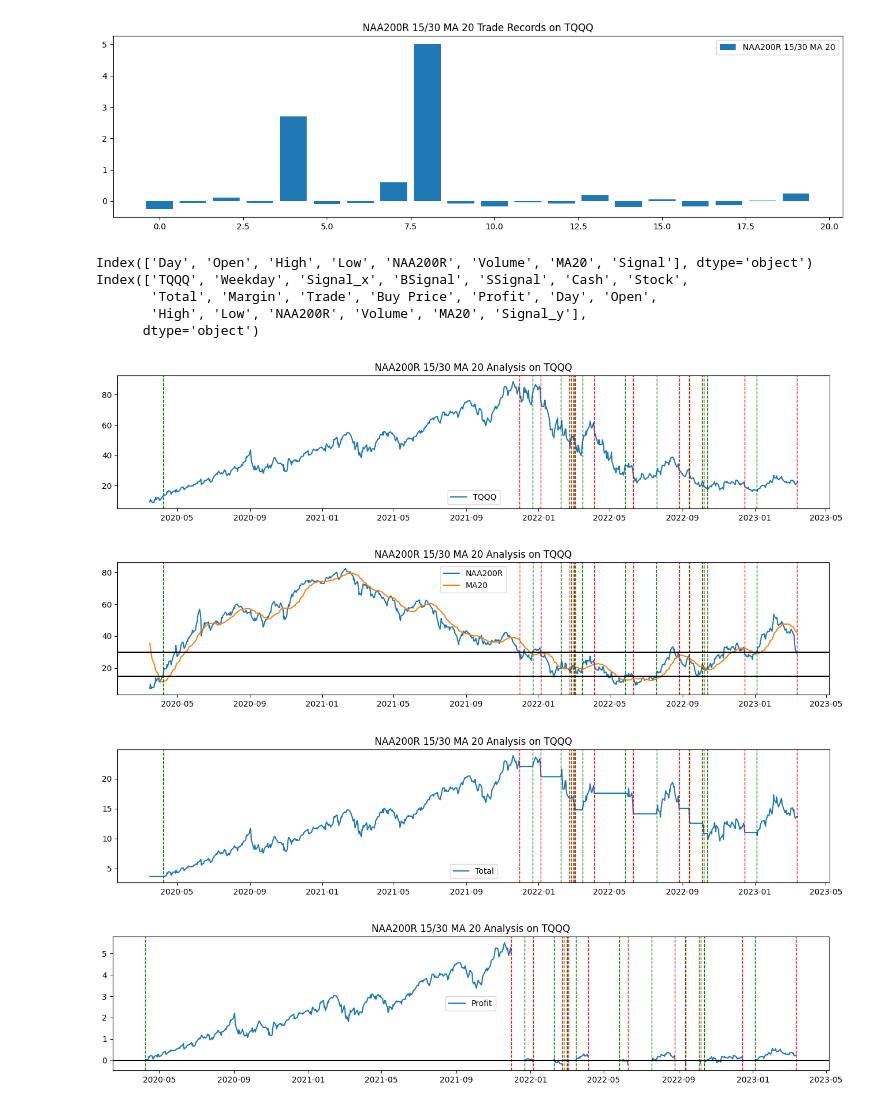
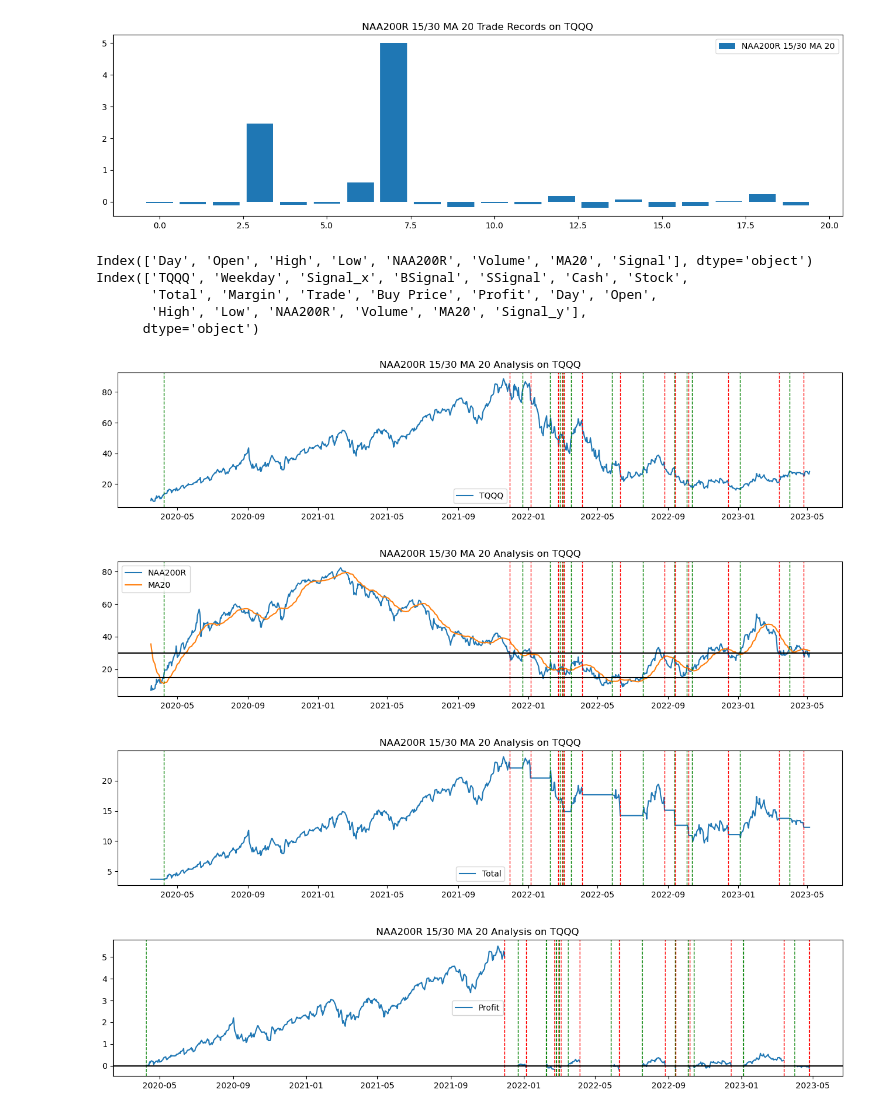
Before and after one commit to sylviawusyl/backtesting, a Jupyter notebook: naa200r_stg.ipynb, the cells around one changed output. Saved outputs shown, nothing was run; the diff lists cells and outputs as text; code cells hidden in the pictures.

```diff
--- a/naa200r_stg.ipynb
+++ b/naa200r_stg.ipynb
@@ -37,6 +31,6 @@ GPU acceleration is NOT available
 [*********************100%***********************]  1 of 1 completed
 # %%
 test_start = dt.datetime(2016,1,22)
-test_end = dt.datetime(2023,3,14)
+test_end = dt.datetime(2023,5,5)
 # %%
 #buy and hold
@@ -118,3 +103,0 @@ stg.trades.loc[stg.trades['Signal'] !=0]
-# %%
-naa200r_bt_weekly = ab.BackTest()
-naa200r_bt_weekly.run_backtest(stg, ticker,test_start,test_end, True,True)
@@ -194,24 +131,24 @@ Loss STD               : 6.78%
 # %%
 naa200r_bt_daily.plot_records()
 # %% [output]
-[figure, old version]
+[figure, new version]
 # %%
 
 print(stg.joined_data.columns)
 print(naa200r_bt_daily.joined_data.columns)
 plot_start = dt.datetime(2020,3,14)
-plot_end = dt.datetime(2023,3,14)
+plot_end = dt.datetime(2023,5,5)
 naa200r_bt_daily.plot_joined_data([ticker.ticker], plot_start, plot_end)
 naa200r_bt_daily.plot_joined_data(['NAA200R','MA20'], plot_start, plot_end, ydash_low=15, ydash_high=30)
 naa200r_bt_daily.plot_joined_data(['Total'], plot_start, plot_end)
 naa200r_bt_daily.plot_joined_data(['Profit'], plot_start, plot_end, ydash_low=0)
 # %% [output]
 Index(['Day', 'Open', 'High', 'Low', 'NAA200R', 'Volume', 'MA20', 'Signal'], dtype='object')
 Index(['TQQQ', 'Weekday', 'Signal_x', 'BSignal', 'SSignal', 'Cash', 'Stock',
        'Total', 'Margin', 'Trade', 'Buy Price', 'Profit', 'Day', 'Open',
        'High', 'Low', 'NAA200R', 'Volume', 'MA20', 'Signal_y'],
       dtype='object')
-[figure, old version]
+[figure, new version]
-[figure, old version]
+[figure, new version]
-[figure, old version]
+[figure, new version]
-[figure, old version]
+[figure, new version]
```
Also changed, not shown: parts of 10 cells of this notebook, 3 other files.
